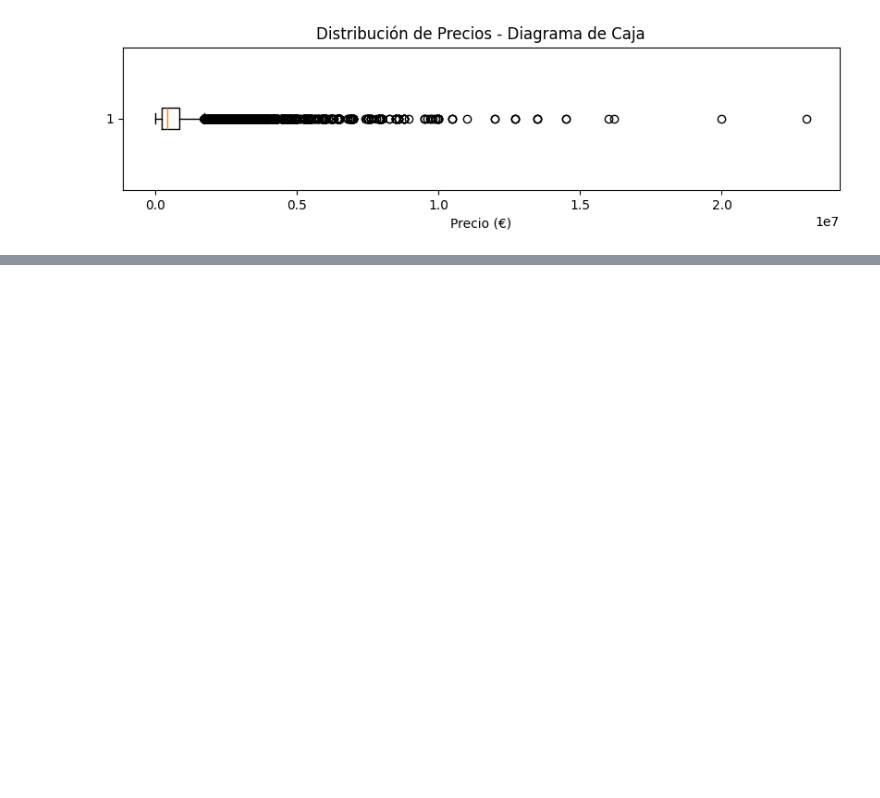
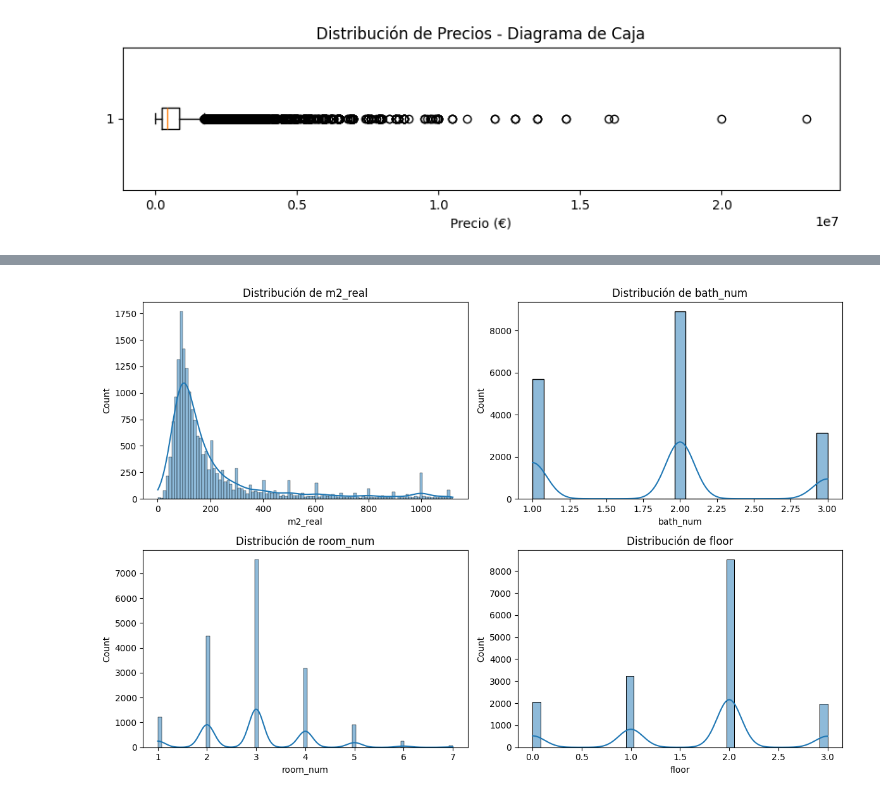
Before and after one commit to alejandrorod-tajamar/HousingPricesPrediction, a Jupyter notebook: Housing_Spain.ipynb, the cells around one changed output, grey strips where cells are left out. Cells and saved outputs as stored; diff of their text form; code cells hidden in the pictures; blank space fills up the shorter version.

```diff
--- a/Housing_Spain.ipynb
+++ b/Housing_Spain.ipynb
@@ -270,0 +278,23 @@ Se eliminaron 2295 filas (9.25%)
+# %%
+# ---------------------------
+# 3. Eliminar outliers en variables numéricas
+# ---------------------------
+numeric_columns = ['m2_real', 'bath_num', 'room_num', 'floor']
+
+plt.figure(figsize=(12,8))
+for i, col in enumerate(numeric_columns, 1):
+    Q1 = df[col].quantile(0.25)
+    Q3 = df[col].quantile(0.75)
+    IQR = Q3 - Q1
+    lb, ub = Q1-1.5*IQR, Q3+1.5*IQR
+
+    df = df[(df[col] >= lb) & (df[col] <= ub)]
+
+    plt.subplot(2,2,i)
+    sns.histplot(df[col], kde=True)
+    plt.title(f'Distribución de {col}')
+
+plt.tight_layout()
+plt.show()
+# %% [output]
+[figure, added]
```
Also changed, not shown: parts of 12 cells of this notebook.
